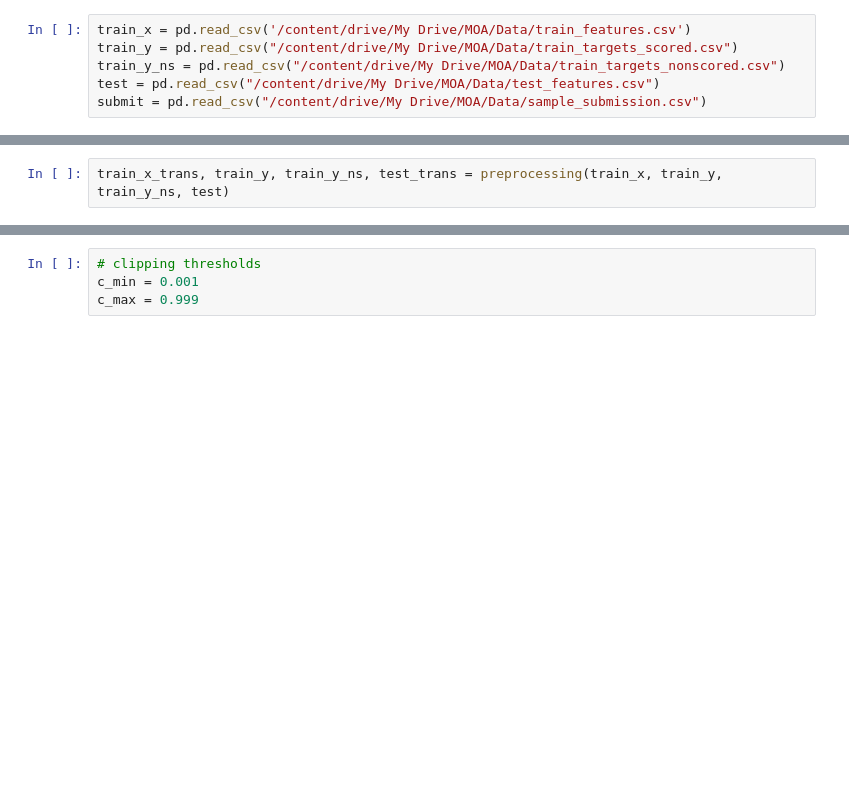
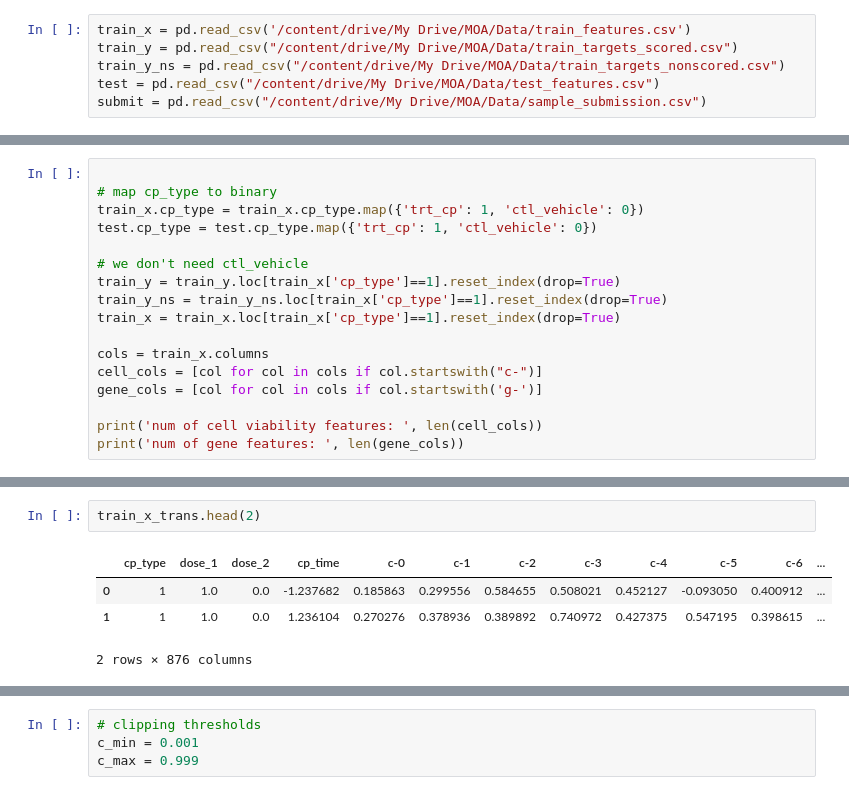
Before and after one commit to Hackman-git/Mechanisms_of_action, a Jupyter notebook: modeling.ipynb, the cells around one changed output, grey strips where cells are left out. Drawn from its saved outputs; the diff is of its cells as text; blank space fills up the shorter version.

```diff
--- a/modeling.ipynb
+++ b/modeling.ipynb
@@ -41,0 +51,17 @@ submit = pd.read_csv("/content/drive/My Drive/MOA/Data/sample_submission.csv")
+# %%
+
+# map cp_type to binary
+train_x.cp_type = train_x.cp_type.map({'trt_cp': 1, 'ctl_vehicle': 0})
+test.cp_type = test.cp_type.map({'trt_cp': 1, 'ctl_vehicle': 0})
+
+# we don't need ctl_vehicle
+train_y = train_y.loc[train_x['cp_type']==1].reset_index(drop=True)
+train_y_ns = train_y_ns.loc[train_x['cp_type']==1].reset_index(drop=True)
+train_x = train_x.loc[train_x['cp_type']==1].reset_index(drop=True)
+
+cols = train_x.columns
+cell_cols = [col for col in cols if col.startswith("c-")]
+gene_cols = [col for col in cols if col.startswith('g-')]
+
+print('num of cell viability features: ', len(cell_cols))
+print('num of gene features: ', len(gene_cols))
@@ -96,3 +109 @@ def preprocessing(train_features, train_y, train_y_ns, test_features):
-# %%
-train_x_trans, train_y, train_y_ns, test_trans = preprocessing(train_x, train_y, train_y_ns, test)
 # %%
@@ -183,0 +113,7 @@ def MLSMOTE(X, y, n_sample, neigh=5):
+# %%
+train_x_trans.head(2)
+# %% [output]
+|  | cp_type | dose_1 | dose_2 | cp_time | c-0 | c-1 | c-2 | c-3 | c-4 | c-5 | c-6 | ... |
+| 0 | 1 | 1.0 | 0.0 | -1.237682 | 0.185863 | 0.299556 | 0.584655 | 0.508021 | 0.452127 | -0.093050 | 0.400912 | ... |
+| 1 | 1 | 1.0 | 0.0 | 1.236104 | 0.270276 | 0.378936 | 0.389892 | 0.740972 | 0.427375 | 0.547195 | 0.398615 | ... |
+2 rows × 876 columns
```
Also changed, not shown: parts of 32 cells of this notebook.
